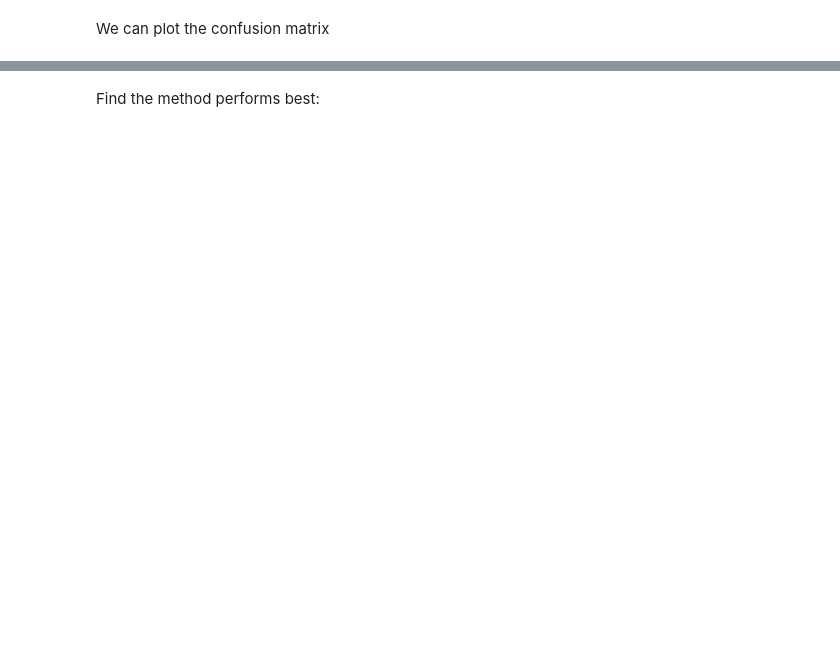
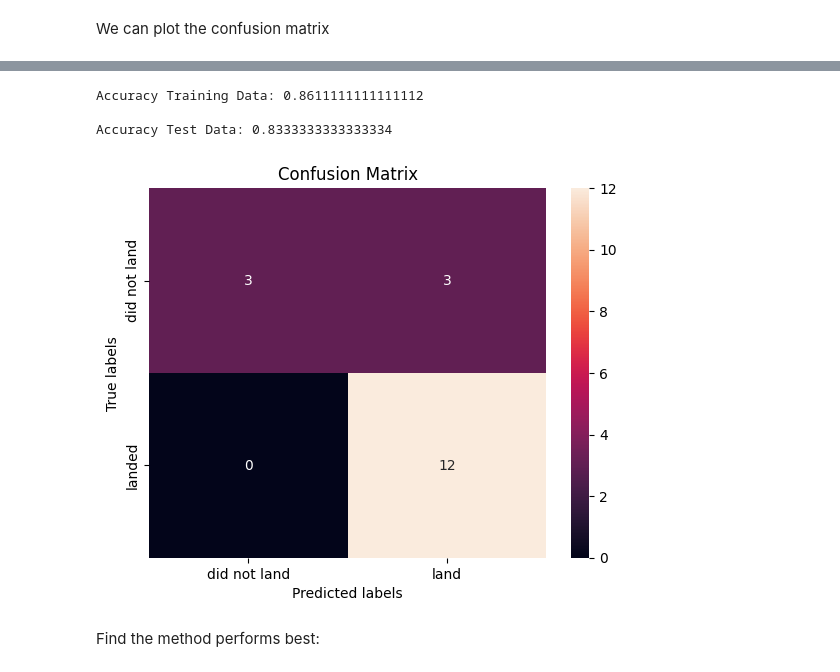
Before and after one commit to mrwoodzi/Data_Science_Certs_Progress, a Jupyter notebook: IBM_Data_Science_Professional_Cert/data_science_capstone_project/week_4/spx_mlp.ipynb, the cells around one changed output, grey strips where cells are left out. Drawn from its saved outputs; the diff is of its cells as text; code cells hidden in the pictures; blank space fills up the shorter version.

```diff
--- a/IBM_Data_Science_Professional_Cert/data_science_capstone_project/week_4/spx_mlp.ipynb
+++ b/IBM_Data_Science_Professional_Cert/data_science_capstone_project/week_4/spx_mlp.ipynb
@@ -307,2 +438,34 @@ plot_confusion_matrix(Y_test,yhat)
+# %%
+# Extract the best parameters from the grid search
+best_params = knn_cv.best_params_
+
+# Create a new Decision Tree model with the best parameters
+best_knn = KNeighborsClassifier(
+                                n_neighbors=best_params['n_neighbors'],
+                                algorithm=best_params['algorithm'],
+                                p=best_params['p']
+                                )
+
+# Fit the model on the training data
+best_knn.fit(X_train, Y_train)
+
+# Evaluate the model on the training data
+train_accuracy = best_knn.score(X_train, Y_train)
+print("\nAccuracy Training Data:", train_accuracy)
+
+# Evaluate the model on the test data
+test_accuracy = best_knn.score(X_test, Y_test)
+print("\nAccuracy Test Data:", test_accuracy)
+
+# Calculating accuracy of tree_cv on the test data with the method score
+yhat = knn_cv.predict(X_test)
+
+# Plotting the confusion matrix
+plot_confusion_matrix(Y_test,yhat)
+# %% [output]
+Accuracy Training Data: 0.8611111111111112
+
+Accuracy Test Data: 0.8333333333333334
+[figure, added]
 # %% [markdown]
 Find the method performs best:
```
Also changed, not shown: parts of 52 cells of this notebook, 1 other file.
